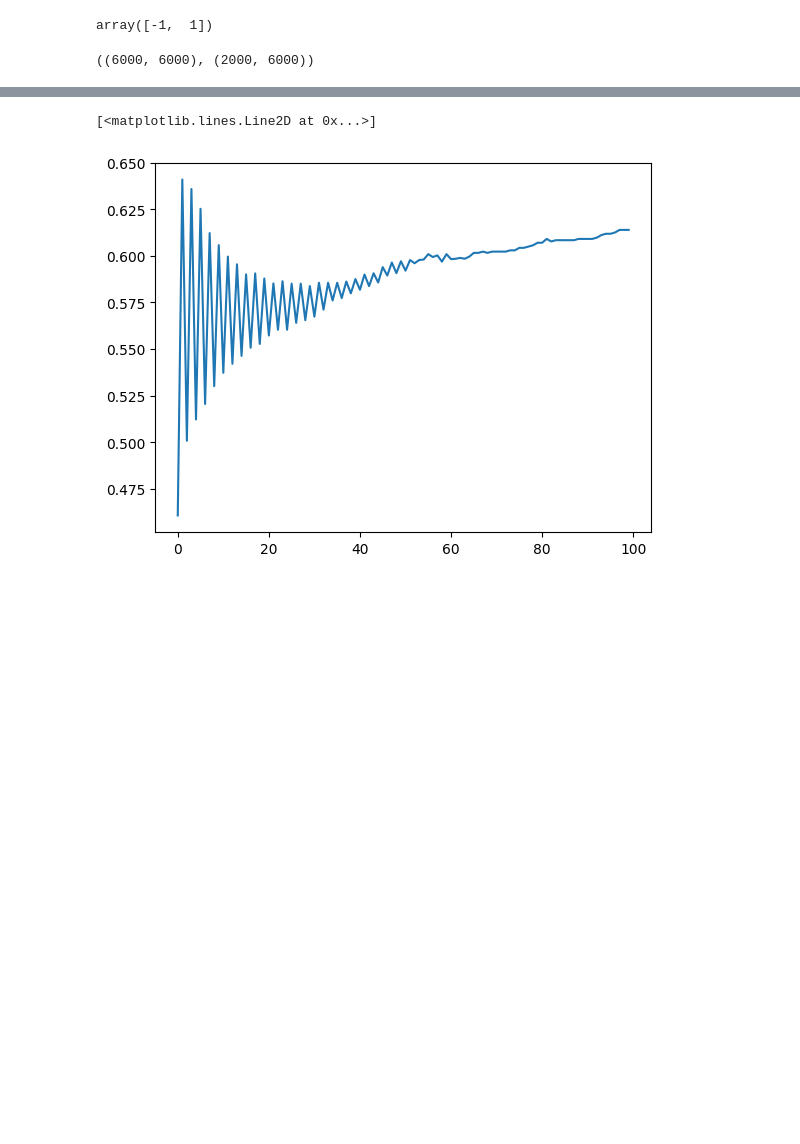
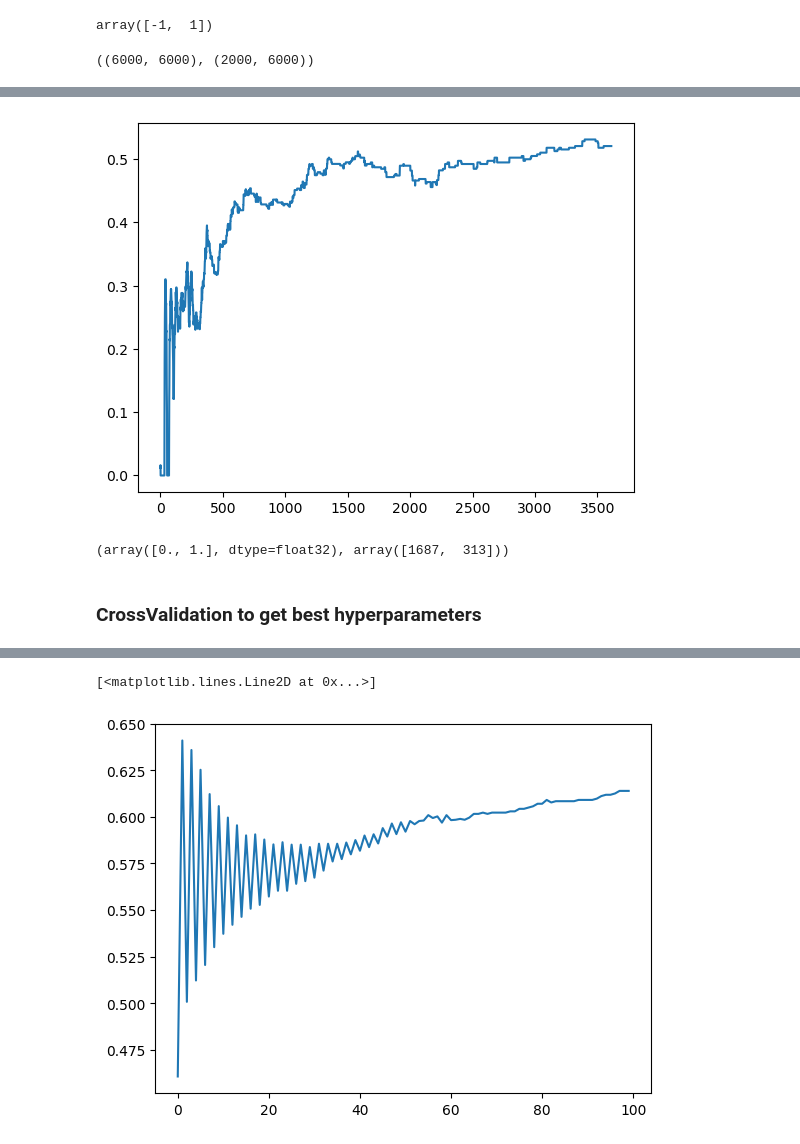
Before and after one commit to EmmaBouhanna/ChallengeKernel, a Jupyter notebook: KernelPerceptron.ipynb, the cells around one changed output, grey strips where cells are left out. Drawn from its saved outputs; the diff is of its cells as text; code cells hidden in the pictures; blank space fills up the shorter version.

```diff
--- a/KernelPerceptron.ipynb
+++ b/KernelPerceptron.ipynb
@@ -312,0 +497,5 @@ fold_idx[5] = np.sort(np.concatenate([idx_pos, idx_neg]))
+# %%
+plt.plot(acc_list)
+plt.show()
+# %% [output]
+[figure, added]
@@ -312,0 +507,6 @@ fold_idx[5] = np.sort(np.concatenate([idx_pos, idx_neg]))
+# %%
+np.unique(test, return_counts=True)
+# %% [output]
+(array([0., 1.], dtype=float32), array([1687,  313]))
+# %% [markdown]
+### CrossValidation to get best hyperparameters
```
Also changed, not shown: parts of 35 cells of this notebook.
